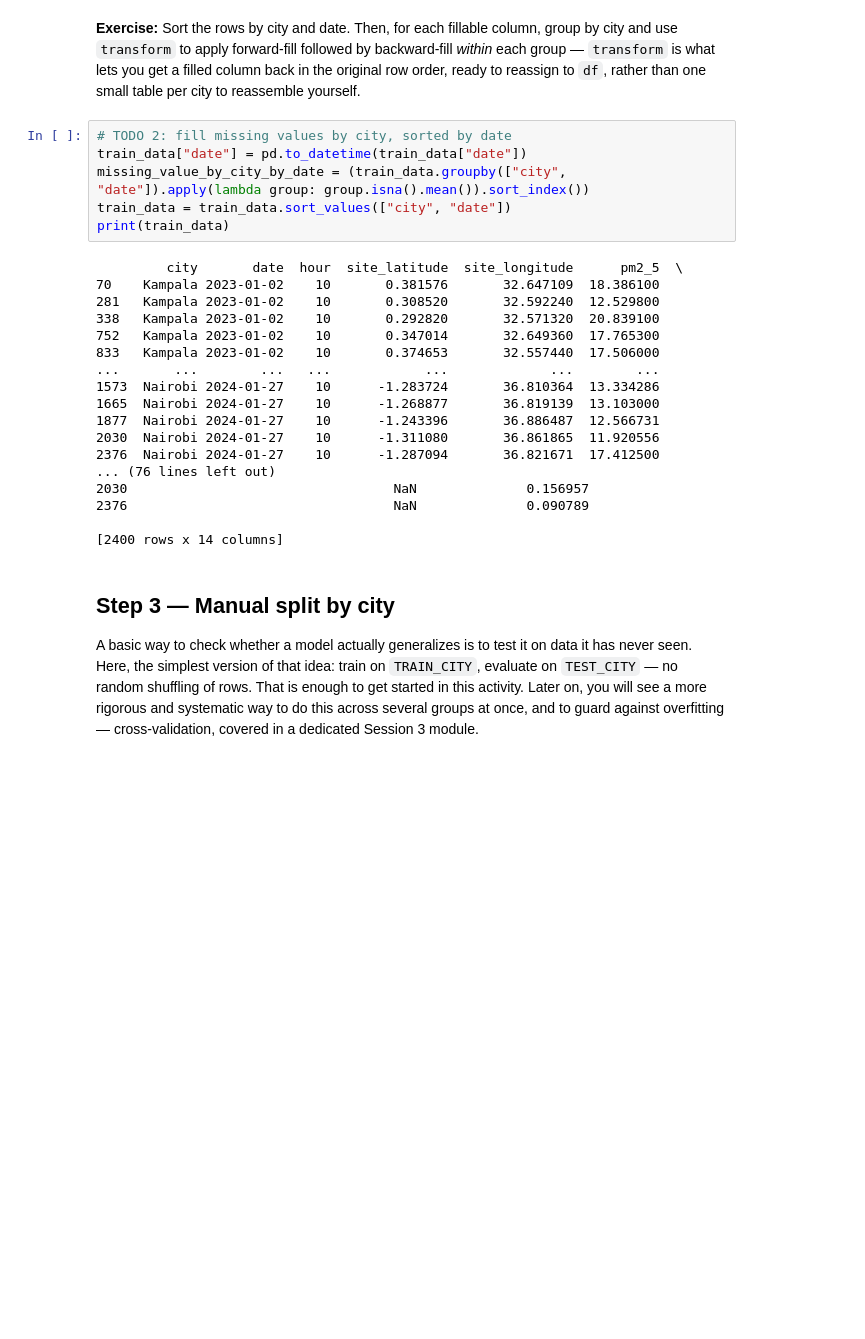
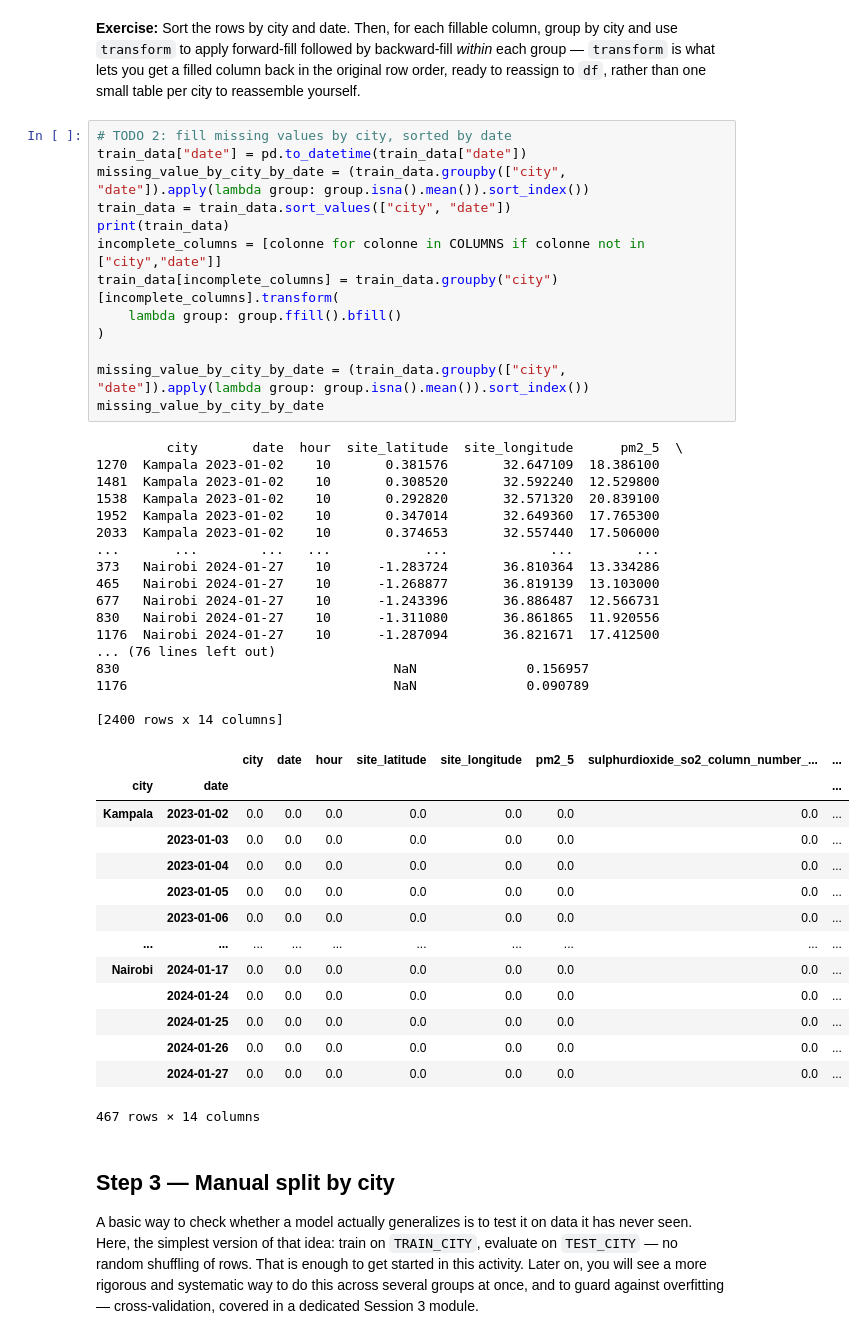
Before and after one commit to AlexisClaude/air_quality, a Jupyter notebook: notebooks/session2/02_pipeline.ipynb, the cells around one changed output. Saved outputs shown, nothing was run; the diff lists cells and outputs as text; blank space fills up the shorter version.

```diff
--- a/notebooks/session2/02_pipeline.ipynb
+++ b/notebooks/session2/02_pipeline.ipynb
@@ -80,27 +80,48 @@ Some satellite measurements are missing for some passes — you already measured
 # %%
 # TODO 2: fill missing values by city, sorted by date
 train_data["date"] = pd.to_datetime(train_data["date"])
 missing_value_by_city_by_date = (train_data.groupby(["city", "date"]).apply(lambda group: group.isna().mean()).sort_index())
 train_data = train_data.sort_values(["city", "date"])
 print(train_data)
+incomplete_columns = [colonne for colonne in COLUMNS if colonne not in ["city","date"]]
+train_data[incomplete_columns] = train_data.groupby("city")[incomplete_columns].transform(
+    lambda group: group.ffill().bfill()
+)
+
+missing_value_by_city_by_date = (train_data.groupby(["city", "date"]).apply(lambda group: group.isna().mean()).sort_index())
+missing_value_by_city_by_date
 # %% [output]
          city       date  hour  site_latitude  site_longitude      pm2_5  \
-70    Kampala 2023-01-02    10       0.381576       32.647109  18.386100
-281   Kampala 2023-01-02    10       0.308520       32.592240  12.529800
-338   Kampala 2023-01-02    10       0.292820       32.571320  20.839100
-752   Kampala 2023-01-02    10       0.347014       32.649360  17.765300
-833   Kampala 2023-01-02    10       0.374653       32.557440  17.506000
+1270  Kampala 2023-01-02    10       0.381576       32.647109  18.386100
+1481  Kampala 2023-01-02    10       0.308520       32.592240  12.529800
+1538  Kampala 2023-01-02    10       0.292820       32.571320  20.839100
+1952  Kampala 2023-01-02    10       0.347014       32.649360  17.765300
+2033  Kampala 2023-01-02    10       0.374653       32.557440  17.506000
 ...       ...        ...   ...            ...             ...        ...
-1573  Nairobi 2024-01-27    10      -1.283724       36.810364  13.334286
-1665  Nairobi 2024-01-27    10      -1.268877       36.819139  13.103000
-1877  Nairobi 2024-01-27    10      -1.243396       36.886487  12.566731
-2030  Nairobi 2024-01-27    10      -1.311080       36.861865  11.920556
-2376  Nairobi 2024-01-27    10      -1.287094       36.821671  17.412500
+373   Nairobi 2024-01-27    10      -1.283724       36.810364  13.334286
+465   Nairobi 2024-01-27    10      -1.268877       36.819139  13.103000
+677   Nairobi 2024-01-27    10      -1.243396       36.886487  12.566731
+830   Nairobi 2024-01-27    10      -1.311080       36.861865  11.920556
+1176  Nairobi 2024-01-27    10      -1.287094       36.821671  17.412500
 ... (76 lines left out)
-2030                                  NaN              0.156957
-2376                                  NaN              0.090789
+830                                   NaN              0.156957
+1176                                  NaN              0.090789
 
 [2400 rows x 14 columns]
+|  |  | city | date | hour | site_latitude | site_longitude | pm2_5 | sulphurdioxide_so2_column_number_... | ... |
+| city | date |  |  |  |  |  |  |  | ... |
+| Kampala | 2023-01-02 | 0.0 | 0.0 | 0.0 | 0.0 | 0.0 | 0.0 | 0.0 | ... |
+|  | 2023-01-03 | 0.0 | 0.0 | 0.0 | 0.0 | 0.0 | 0.0 | 0.0 | ... |
+|  | 2023-01-04 | 0.0 | 0.0 | 0.0 | 0.0 | 0.0 | 0.0 | 0.0 | ... |
+|  | 2023-01-05 | 0.0 | 0.0 | 0.0 | 0.0 | 0.0 | 0.0 | 0.0 | ... |
+|  | 2023-01-06 | 0.0 | 0.0 | 0.0 | 0.0 | 0.0 | 0.0 | 0.0 | ... |
+| ... | ... | ... | ... | ... | ... | ... | ... | ... | ... |
+| Nairobi | 2024-01-17 | 0.0 | 0.0 | 0.0 | 0.0 | 0.0 | 0.0 | 0.0 | ... |
+|  | 2024-01-24 | 0.0 | 0.0 | 0.0 | 0.0 | 0.0 | 0.0 | 0.0 | ... |
+|  | 2024-01-25 | 0.0 | 0.0 | 0.0 | 0.0 | 0.0 | 0.0 | 0.0 | ... |
+|  | 2024-01-26 | 0.0 | 0.0 | 0.0 | 0.0 | 0.0 | 0.0 | 0.0 | ... |
+|  | 2024-01-27 | 0.0 | 0.0 | 0.0 | 0.0 | 0.0 | 0.0 | 0.0 | ... |
+467 rows × 14 columns
 # %% [markdown]
 ## Step 3 — Manual split by city
 
```
Also changed, not shown: parts of 5 cells of this notebook, 1 other file.
